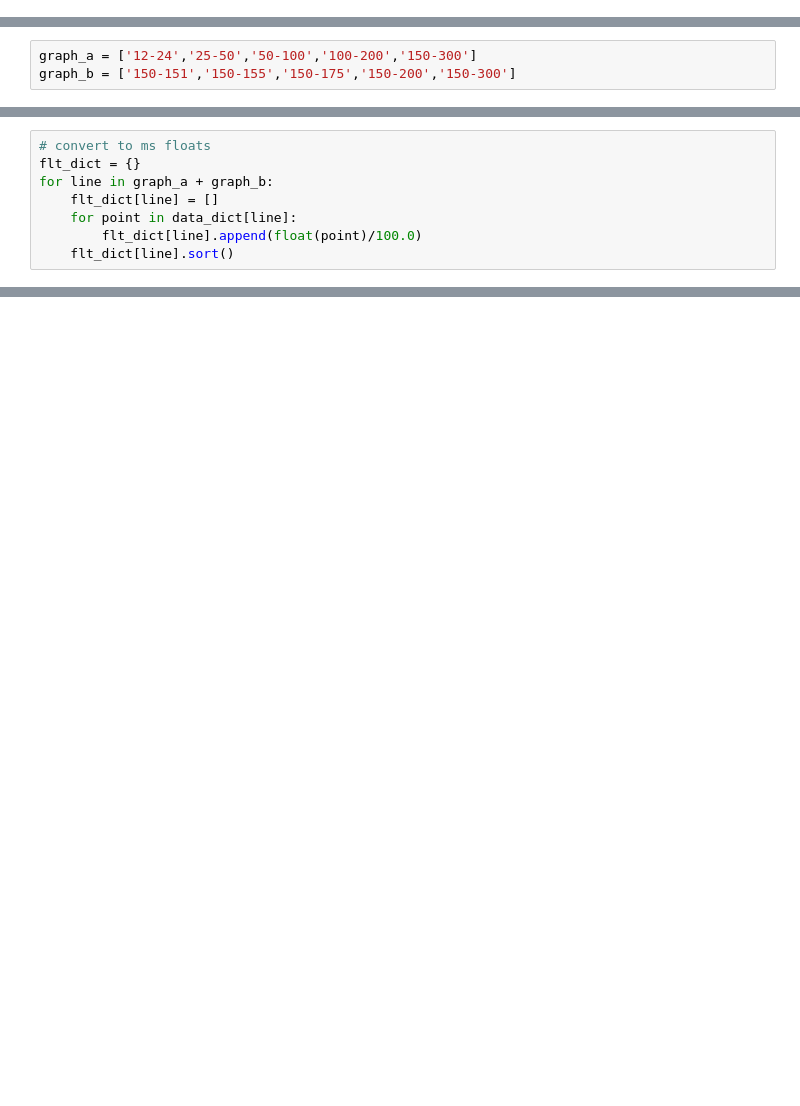
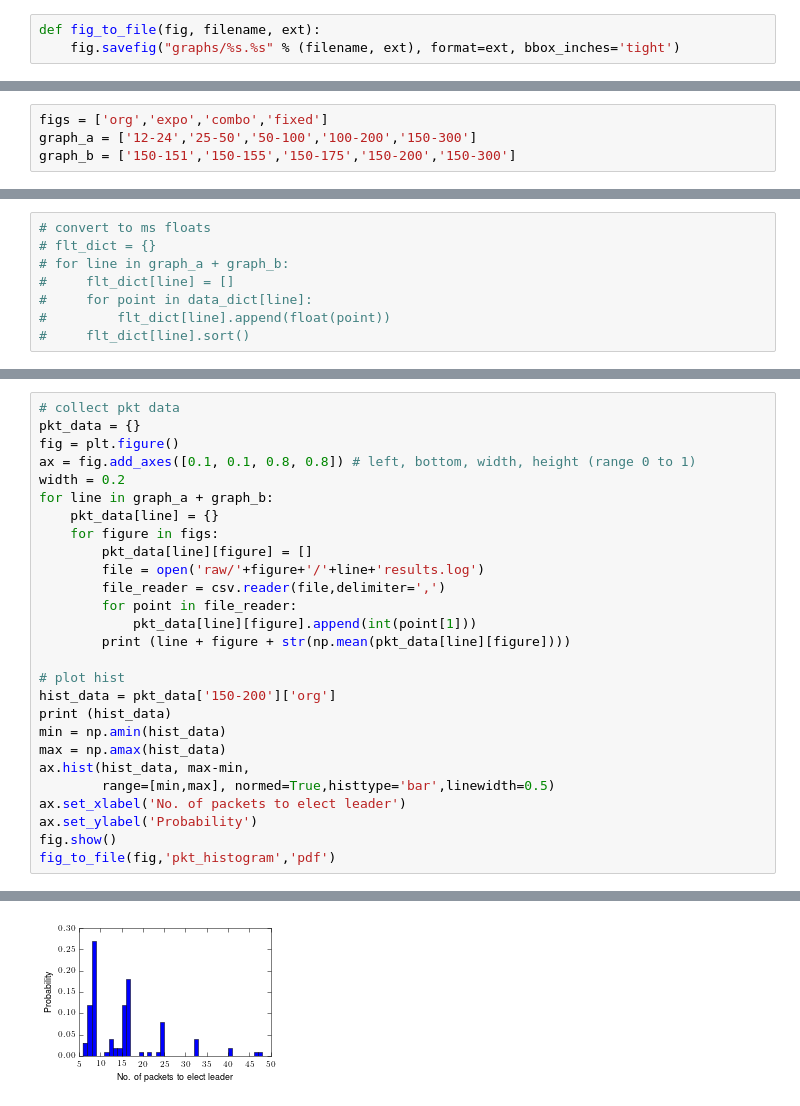
Before and after one commit to heidihoward/ocaml-raft-data, a Jupyter notebook: fig15-replicate.ipynb, the cells around one changed output, grey strips where cells are left out. Saved outputs shown, nothing was run; the diff lists cells and outputs as text; blank space fills up the shorter version.

Commit message:
updating data & scripts

```diff
--- a/fig15-replicate.ipynb
+++ b/fig15-replicate.ipynb
@@ -3,2 +4,5 @@ import matplotlib.pyplot as plt
 import numpy as np
 import csv
+# %%
+def fig_to_file(fig, filename, ext):
+    fig.savefig("graphs/%s.%s" % (filename, ext), format=ext, bbox_inches='tight')
@@ -5,4 +20,5 @@ import csv
 # %%
+figs = ['org','expo','combo','fixed']
 graph_a = ['12-24','25-50','50-100','100-200','150-300']
 graph_b = ['150-151','150-155','150-175','150-200','150-300']
 # %%
@@ -18,10 +36,10 @@ for graph in [graph_a,graph_b]:
 # %%
 # convert to ms floats
-flt_dict = {}
-for line in graph_a + graph_b:
-    flt_dict[line] = []
-    for point in data_dict[line]:
-        flt_dict[line].append(float(point)/100.0)
-    flt_dict[line].sort()
+# flt_dict = {}
+# for line in graph_a + graph_b:
+#     flt_dict[line] = []
+#     for point in data_dict[line]:
+#         flt_dict[line].append(float(point))
+#     flt_dict[line].sort()
 # %%
 y_axis = []
@@ -87,0 +105,28 @@ fig.savefig("graphs/graph_b.png")
+# %%
+# collect pkt data
+pkt_data = {}
+fig = plt.figure()
+ax = fig.add_axes([0.1, 0.1, 0.8, 0.8]) # left, bottom, width, height (range 0 to 1)
+width = 0.2
+for line in graph_a + graph_b:
+    pkt_data[line] = {}
+    for figure in figs:
+        pkt_data[line][figure] = []
+        file = open('raw/'+figure+'/'+line+'results.log')
+        file_reader = csv.reader(file,delimiter=',')
+        for point in file_reader:
+            pkt_data[line][figure].append(int(point[1]))
+        print (line + figure + str(np.mean(pkt_data[line][figure])))
+
+# plot hist
+hist_data = pkt_data['150-200']['org']
+print (hist_data)
+min = np.amin(hist_data)
+max = np.amax(hist_data)
+ax.hist(hist_data, max-min,
+        range=[min,max], normed=True,histtype='bar',linewidth=0.5)
+ax.set_xlabel('No. of packets to elect leader')
+ax.set_ylabel('Probability')
+fig.show()
+fig_to_file(fig,'pkt_histogram','pdf')
+# %% [output]
@@ -87,0 +150 @@ fig.savefig("graphs/graph_b.png")
+[figure, added]
```
Also changed, not shown: parts of 13 cells of this notebook, 59 other files.
